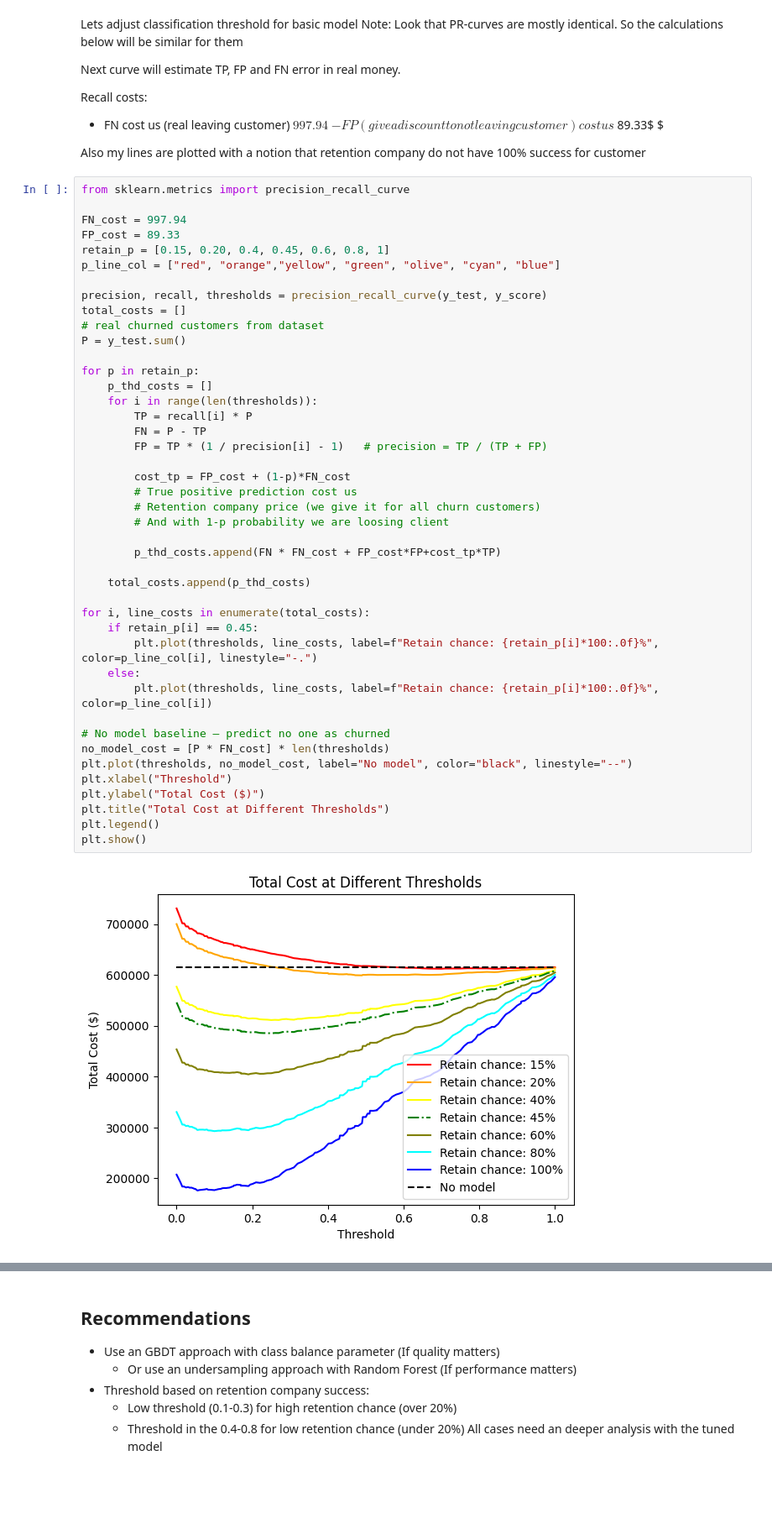
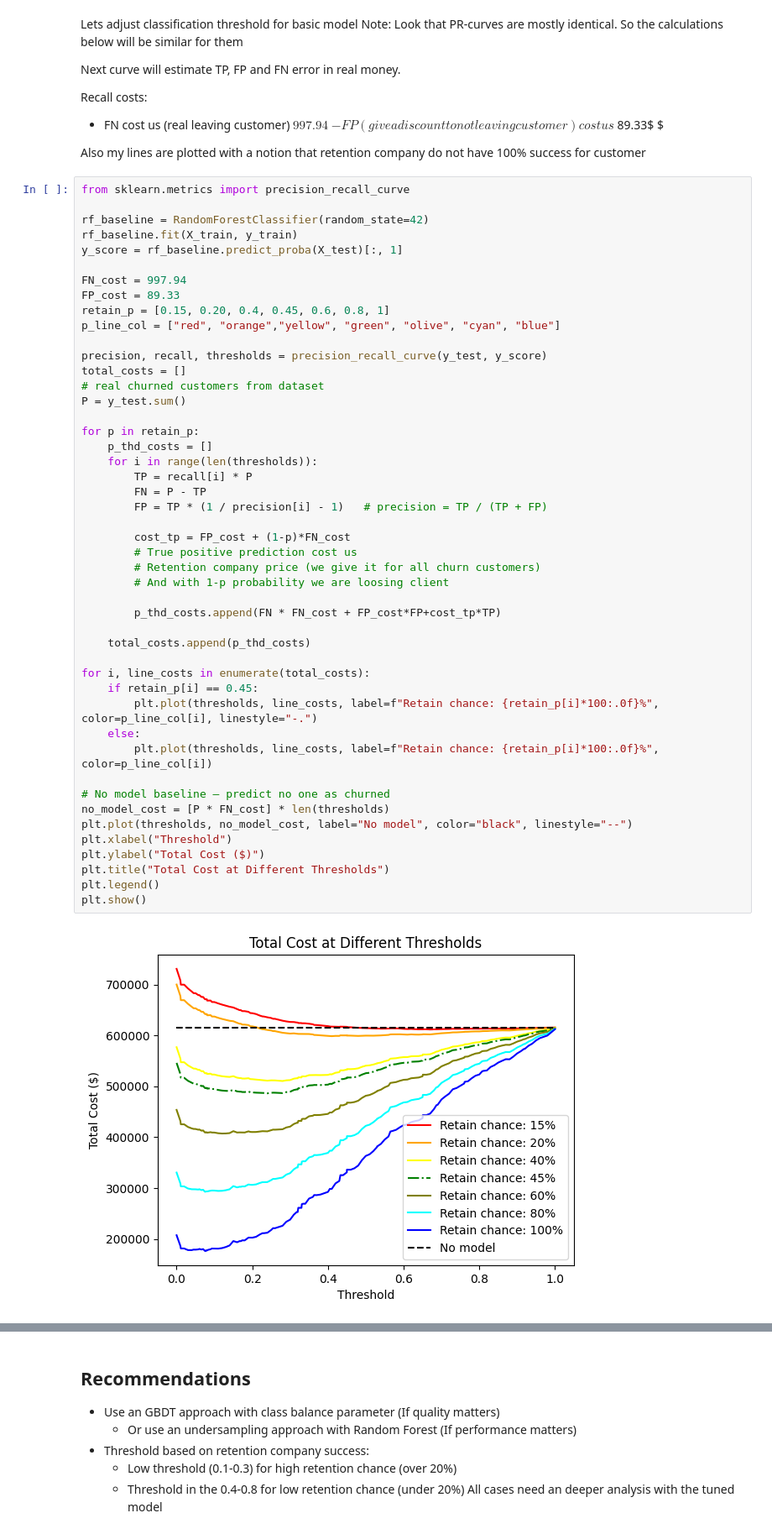
Before and after one commit to PigStep/customer-churn-prediction-telco-, a Jupyter notebook: notebooks/Baseline.ipynb, the cells around one changed output, grey strips where cells are left out. Shown: that part at 84% size. Drawn from its saved outputs; the diff is of its cells as text; blank space fills up the shorter version.

```diff
--- a/notebooks/Baseline.ipynb
+++ b/notebooks/Baseline.ipynb
@@ -530,6 +530,10 @@ Recall costs:
 Also my lines are plotted with a notion that retention company do not have 100% success for customer
 # %%
 from sklearn.metrics import precision_recall_curve
+
+rf_baseline = RandomForestClassifier(random_state=42)
+rf_baseline.fit(X_train, y_train)
+y_score = rf_baseline.predict_proba(X_test)[:, 1]
 
 FN_cost = 997.94
 FP_cost = 89.33
@@ -545,34 +549,34 @@ for p in retain_p:
     p_thd_costs = []
     for i in range(len(thresholds)):
         TP = recall[i] * P
         FN = P - TP
         FP = TP * (1 / precision[i] - 1)   # precision = TP / (TP + FP)
 
         cost_tp = FP_cost + (1-p)*FN_cost
         # True positive prediction cost us
         # Retention company price (we give it for all churn customers)
         # And with 1-p probability we are loosing client
 
         p_thd_costs.append(FN * FN_cost + FP_cost*FP+cost_tp*TP)
 
     total_costs.append(p_thd_costs)
 
 for i, line_costs in enumerate(total_costs):
     if retain_p[i] == 0.45:
         plt.plot(thresholds, line_costs, label=f"Retain chance: {retain_p[i]*100:.0f}%", color=p_line_col[i], linestyle="-.")
     else:
         plt.plot(thresholds, line_costs, label=f"Retain chance: {retain_p[i]*100:.0f}%", color=p_line_col[i])
 
 # No model baseline — predict no one as churned
 no_model_cost = [P * FN_cost] * len(thresholds)
 plt.plot(thresholds, no_model_cost, label="No model", color="black", linestyle="--")
 plt.xlabel("Threshold")
 plt.ylabel("Total Cost ($)")
 plt.title("Total Cost at Different Thresholds")
 plt.legend()
 plt.show()
 # %% [output]
-[figure, old version]
+[figure, new version]
 # %% [markdown]
 No model line means we are not predicting churned customers at all. Every churned customer are missing money
 
```
Also changed, not shown: parts of 1 cell of this notebook.
